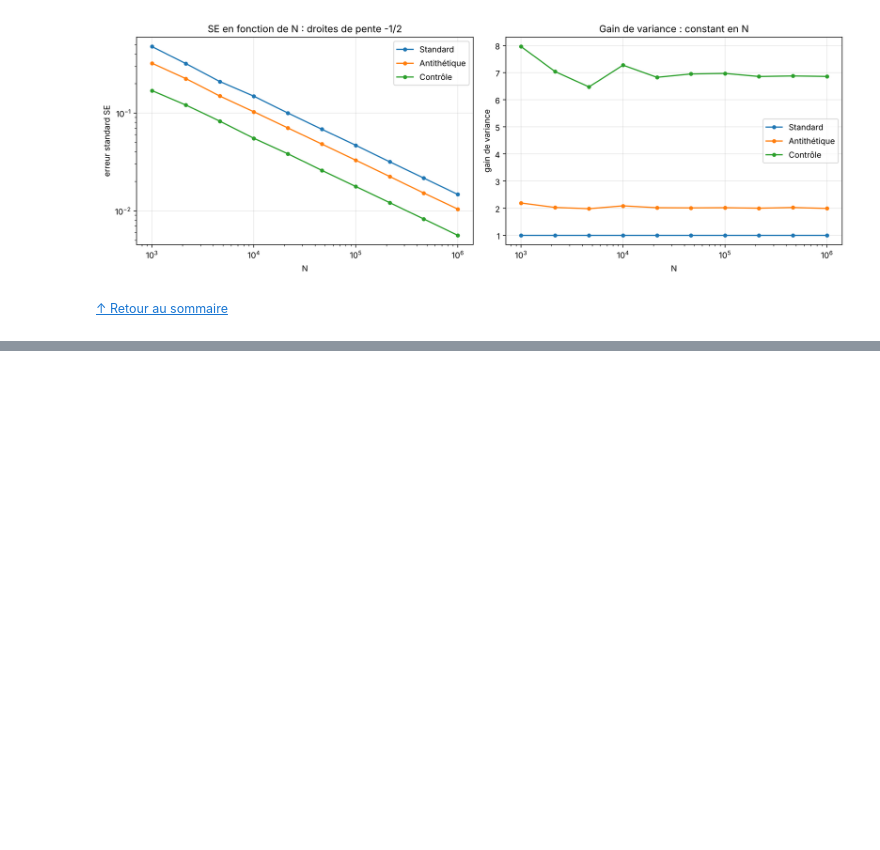
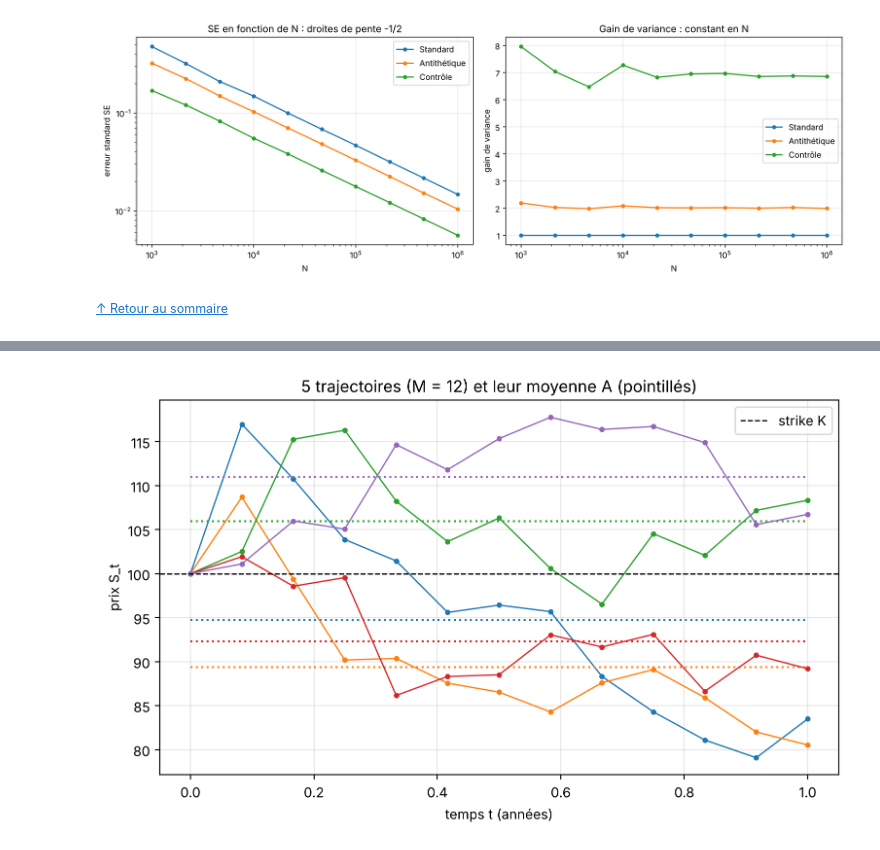
Before and after one commit to daliabidi03/Monte-Carlo, a Jupyter notebook: Projet_MonteCarlo_Call.ipynb, the cells around one changed output, grey strips where cells are left out. Cells and saved outputs as stored; diff of their text form; code cells hidden in the pictures; blank space fills up the shorter version.

```diff
--- a/Projet_MonteCarlo_Call.ipynb
+++ b/Projet_MonteCarlo_Call.ipynb
@@ -519,0 +532,14 @@ enregistrer("fig_courbe_gain")
+# %%
+S = simuler_trajectoires(5, 12, generateur(10))
+t = np.linspace(0, T, 13)
+plt.figure(figsize=(9, 5))
+for k in range(5):
+    ligne, = plt.plot(t, S[k], "o-", ms=3, lw=1)
+    plt.hlines(S[k, 1:].mean(), 0, T, colors=ligne.get_color(), linestyles=":", lw=1.5)
+plt.axhline(K, color="k", ls="--", lw=1, label="strike K")
+plt.xlabel("temps t (années)"); plt.ylabel("prix S_t")
+plt.title("5 trajectoires (M = 12) et leur moyenne A (pointillés)")
+plt.legend(); plt.grid(alpha=0.3)
+enregistrer("fig_asiatique_trajectoires")
+# %% [output]
+[figure, added]
```
Also changed, not shown: parts of 14 cells of this notebook, 5 other files.
